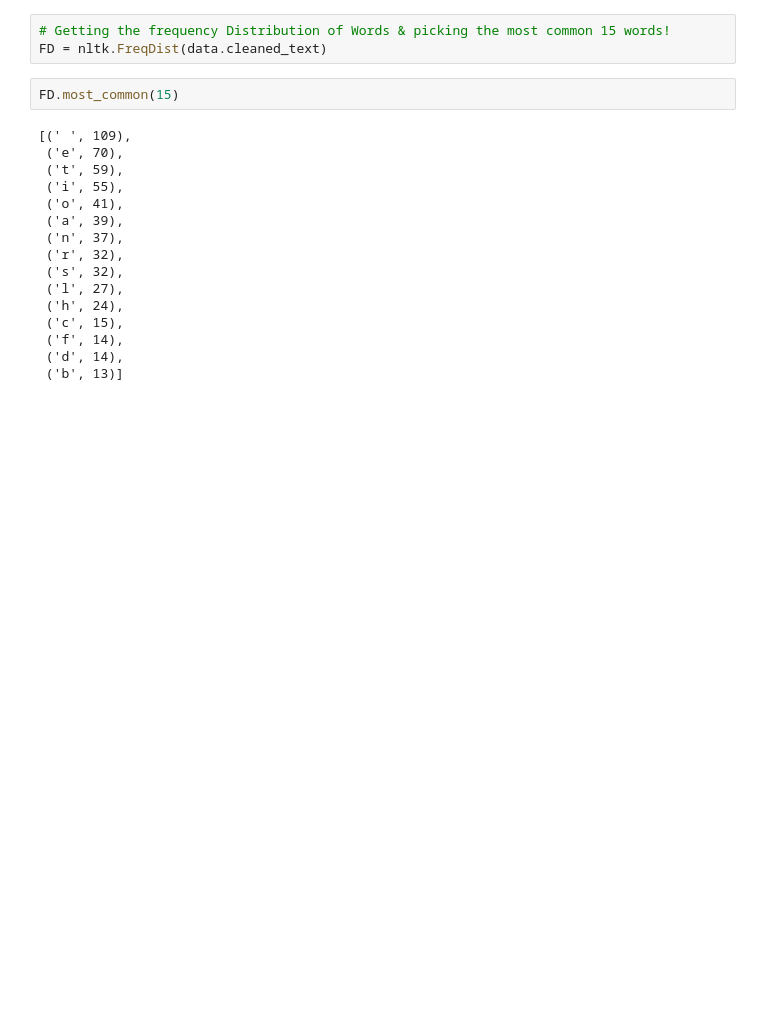
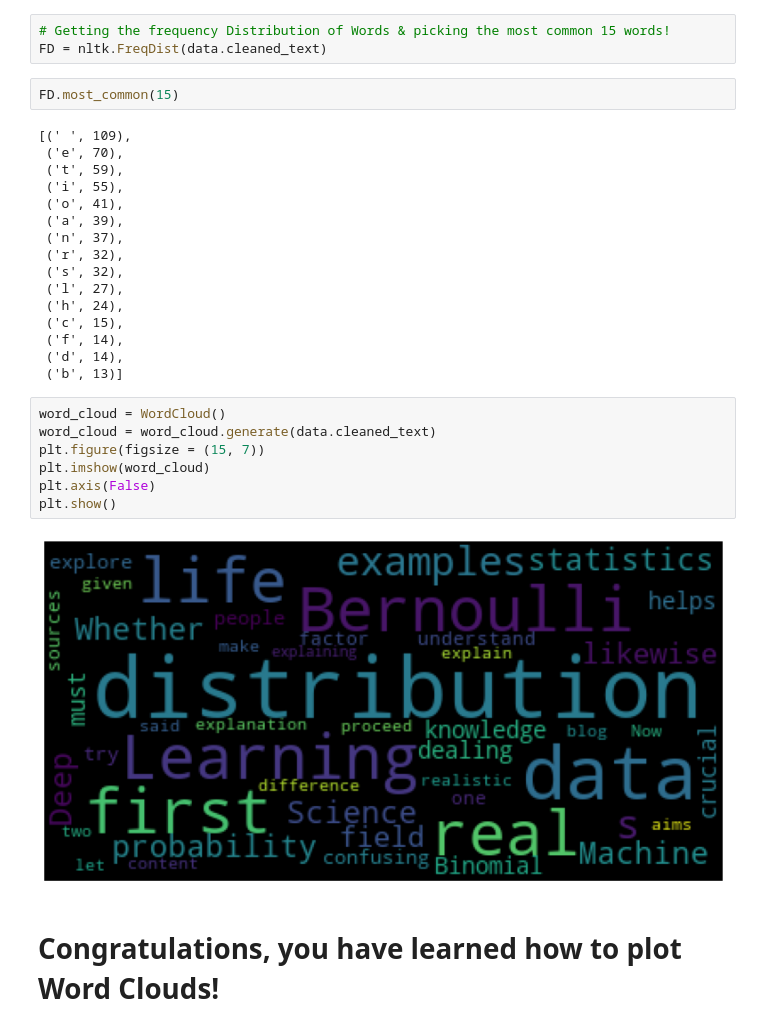
Before and after one commit to HarshitDawar55/Natural-Language-Processing, a Jupyter notebook: Word-Cloud/Word Cloud.ipynb, the cells around one changed output. Drawn from its saved outputs; the diff is of its cells as text; blank space fills up the shorter version.

Commit message:
Word Cloud Demo!

```diff
--- a/Word-Cloud/Word Cloud.ipynb
+++ b/Word-Cloud/Word Cloud.ipynb
@@ -53,3 +54,14 @@ FD.most_common(15)
  ('f', 14),
  ('d', 14),
  ('b', 13)]
+# %%
+word_cloud = WordCloud()
+word_cloud = word_cloud.generate(data.cleaned_text)
+plt.figure(figsize = (15, 7))
+plt.imshow(word_cloud)
+plt.axis(False)
+plt.show()
+# %% [output]
+[figure, added]
+# %% [markdown]
+# Congratulations, you have learned how to plot Word Clouds!
```
Also changed, not shown: parts of 1 cell of this notebook.
